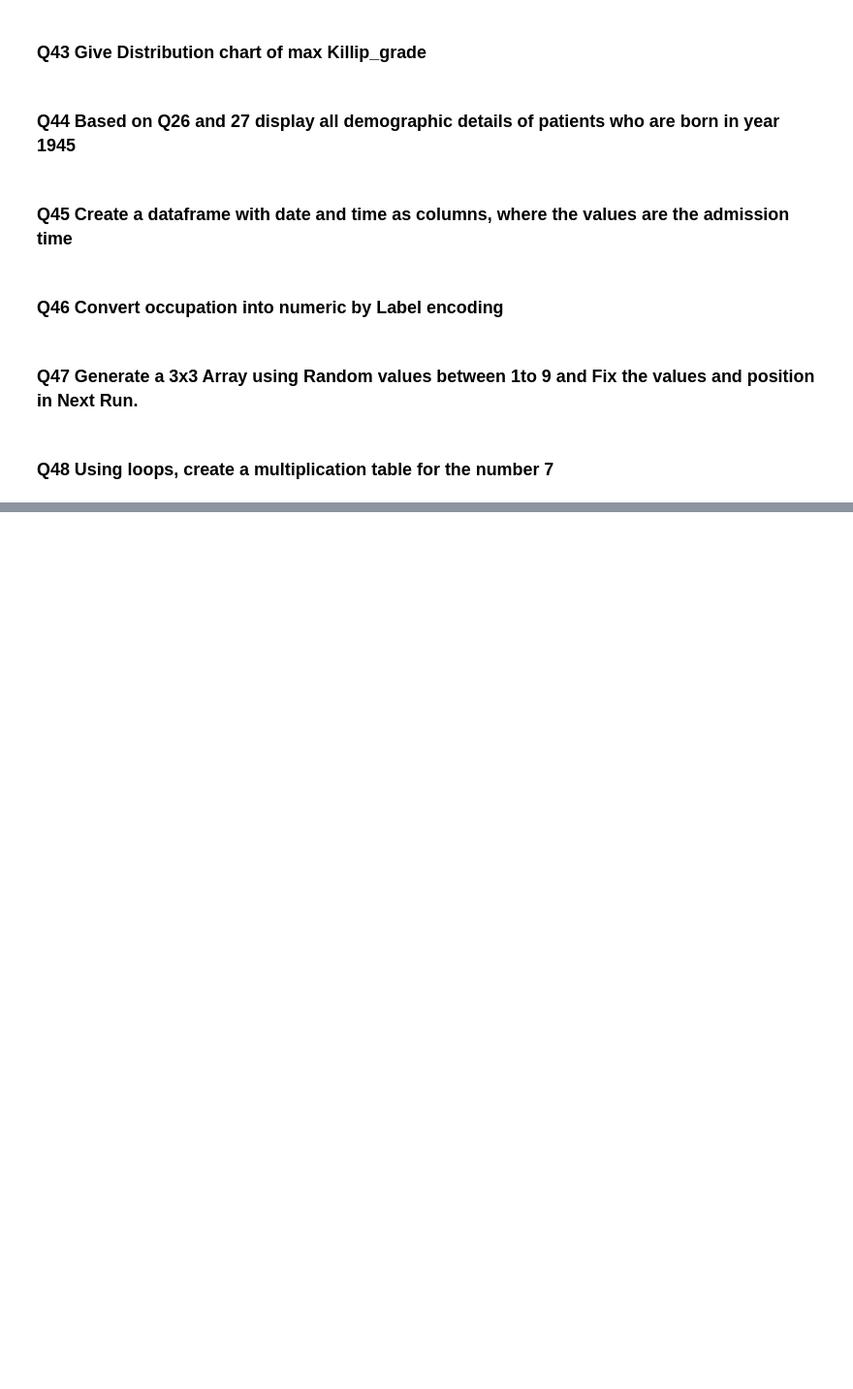
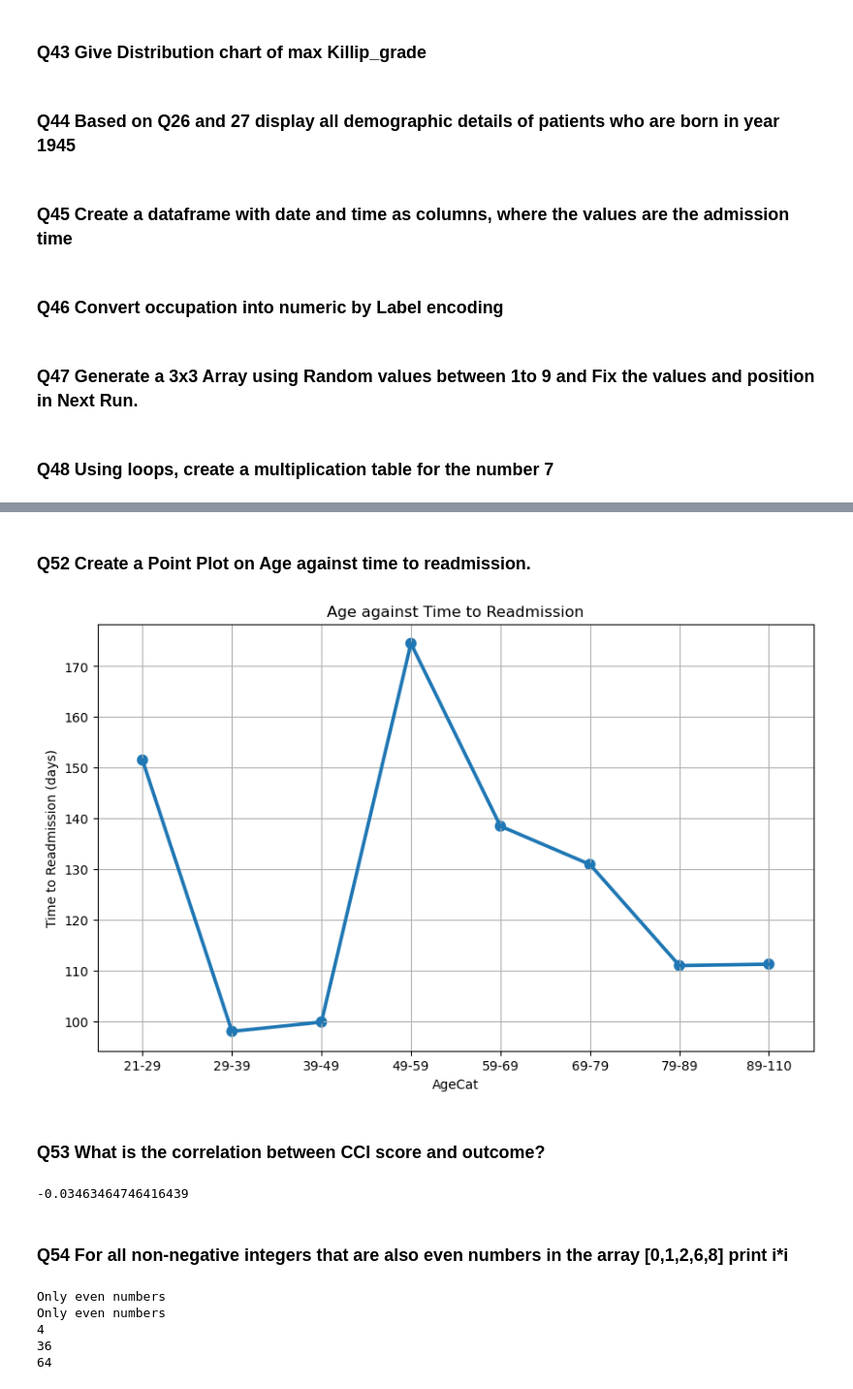
Before and after one commit to SivasankariDA112/03_Hacktivators_PythonHackathon_Apr24, a Jupyter notebook: Team03_Hacktivators_Main80Questions.ipynb, the cells around one changed output, grey strips where cells are left out. Shown at 97% size. Saved outputs shown, nothing was run; the diff lists cells and outputs as text; code cells hidden in the pictures; blank space fills up the shorter version.

```diff
--- a/Team03_Hacktivators_Main80Questions.ipynb
+++ b/Team03_Hacktivators_Main80Questions.ipynb
@@ -1027,0 +1068,48 @@ for i in range(start, end + 1):
+# %% [markdown]
+###  Q52 Create a Point Plot on Age against time to readmission.
+# %%
+import pandas as pd
+import seaborn as sns
+import matplotlib.pyplot as plt
+#no need to write plt.show everytime
+%matplotlib inline
+# merging Hospitalization_Discharge and demography datasets
+df_agre =Hospitalization_Discharge.merge(Demography,on='inpatient_number')
+# creating a new dataframe df_agre with only he columns inpatient_number, readmission_time_days_from_admission, ageCat
+df_agre = df_agre.loc[:,['inpatient_number','readmission_time_days_from_admission','ageCat']]
+#dropping all the null values - who are not readmitted
+df_agre = df_agre.dropna()
+#finding average days of readmission for each group
+df_age_read = df_agre.groupby('ageCat')['readmission_time_days_from_admission'].mean().reset_index()
+#creating point plot on Age_category against time to readmission
+plt.figure(figsize=(10, 6))
+sns.pointplot(x='ageCat', y='readmission_time_days_from_admission', data=df_age_read)
+plt.title('Age against Time to Readmission')
+plt.xlabel('AgeCat')
+plt.ylabel('Time to Readmission (days)')
+plt.grid(True)
+# %% [output]
+[figure, added]
+# %% [markdown]
+### Q53 What is the correlation between CCI score and outcome?
+# %%
+Hospitalization_Discharge['outcome'] = Hospitalization_Discharge['outcome_during_hospitalization'].map({'Alive': 1, 'Dead': 0})
+correlation = PatientHistory['CCI_score'].corr(Hospitalization_Discharge['outcome'])
+correlation
+# %% [output]
+-0.03463464746416439
+# %% [markdown]
+### Q54 For all non-negative integers that are also even numbers in the array [0,1,2,6,8] print i*i
+# %%
+list1 = [0,1,2,6,8]
+for i in list1:
+    if i > 0 and i%2 == 0:
+        print(i*i)
+    else:
+        print('Only even numbers')
+# %% [output]
+Only even numbers
+Only even numbers
+4
+36
+64
```
Also changed, not shown: parts of 24 cells of this notebook.
